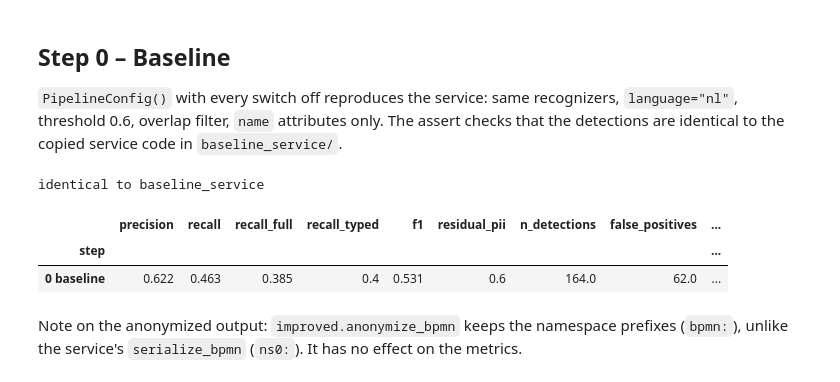
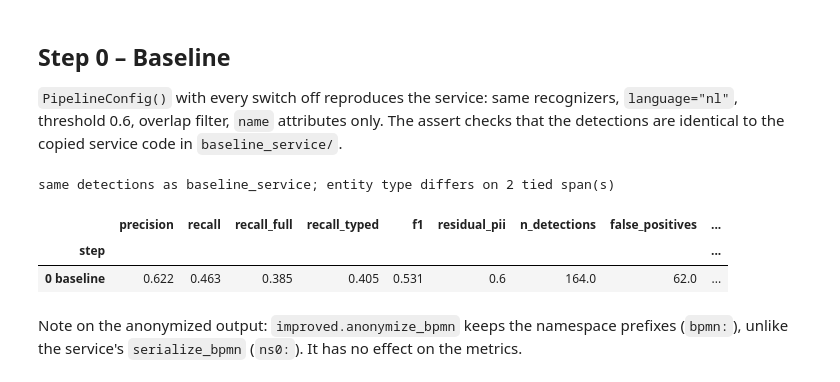
Before and after one commit to MartijnBogaert/presidio-bpmn-tryout, a Jupyter notebook: 02_improvements.ipynb, the cells around one changed output. Cells and saved outputs as stored; diff of their text form; code cells hidden in the pictures.

```diff
--- a/02_improvements.ipynb
+++ b/02_improvements.ipynb
@@ -108,20 +101,27 @@ code in `baseline_service/`.
 # %%
 from baseline_service.endpoints import identify_bpmn
 
-cfg = PipelineConfig(name="0 baseline")
+cfg = use_step("0 baseline")
 run_step(cfg)
 det = scored[cfg.name][1]
 
-as_key = lambda rows: sorted((r["id"] if "id" in r else r["element_id"], r["start"], r["end"], r["entity"], r["score"]) for r in rows)
+# Positions and scores must be identical to the service. The entity type may differ only where two
+# types tie on the same span and score: Presidio orders those via a set, so the service picks one at
+# random per run, while improved.py breaks the tie by entity type.
+key = lambda r: (r["id"] if "id" in r else r["element_id"], r["start"], r["end"], r["score"])
+type_differences = 0
 for f, xml in files.items():
-    assert as_key(identify_bpmn(xml)["pii_results"]) == as_key(det.loc[det.file == f].to_dict("records")), f
-print("identical to baseline_service")
+    service = sorted(identify_bpmn(xml)["pii_results"], key=key)
+    ours = sorted(det.loc[det.file == f].to_dict("records"), key=key)
+    assert [key(r) for r in service] == [key(r) for r in ours], f
+    type_differences += sum(a["entity"] != b["entity"] for a, b in zip(service, ours))
+print("same detections as baseline_service; entity type differs on", type_differences, "tied span(s)")
 show_step(cfg.name)
 # %% [output]
-identical to baseline_service
+same detections as baseline_service; entity type differs on 2 tied span(s)
 |  | precision | recall | recall_full | recall_typed | f1 | residual_pii | n_detections | false_positives | ... |
 | step |  |  |  |  |  |  |  |  | ... |
-| 0 baseline | 0.622 | 0.463 | 0.385 | 0.4 | 0.531 | 0.6 | 164.0 | 62.0 | ... |
+| 0 baseline | 0.622 | 0.463 | 0.385 | 0.405 | 0.531 | 0.6 | 164.0 | 62.0 | ... |
 # %% [markdown]
 Note on the anonymized output: `improved.anonymize_bpmn` keeps the namespace prefixes (`bpmn:`), unlike the
 service's `serialize_bpmn` (`ns0:`). It has no effect on the metrics.
```
Also changed, not shown: parts of 33 cells of this notebook, 5 other files.
